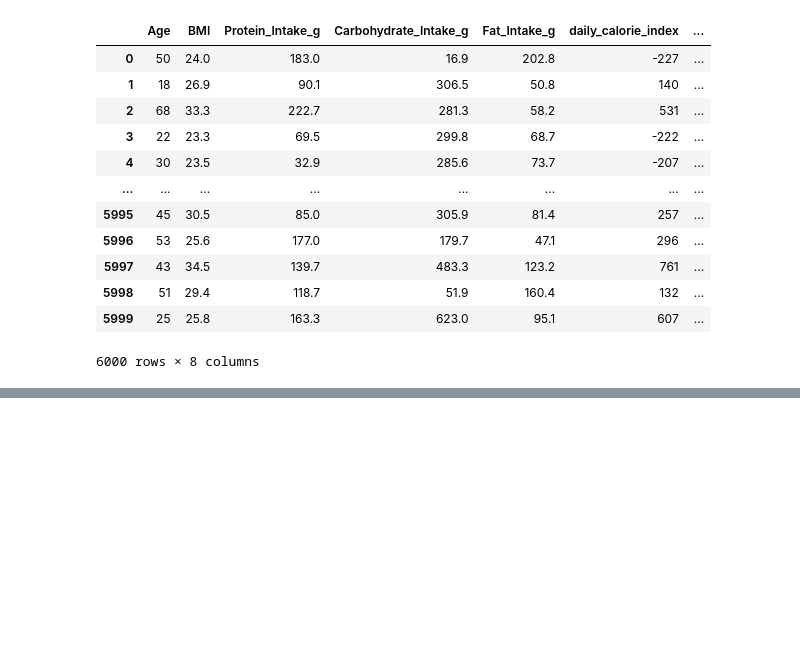
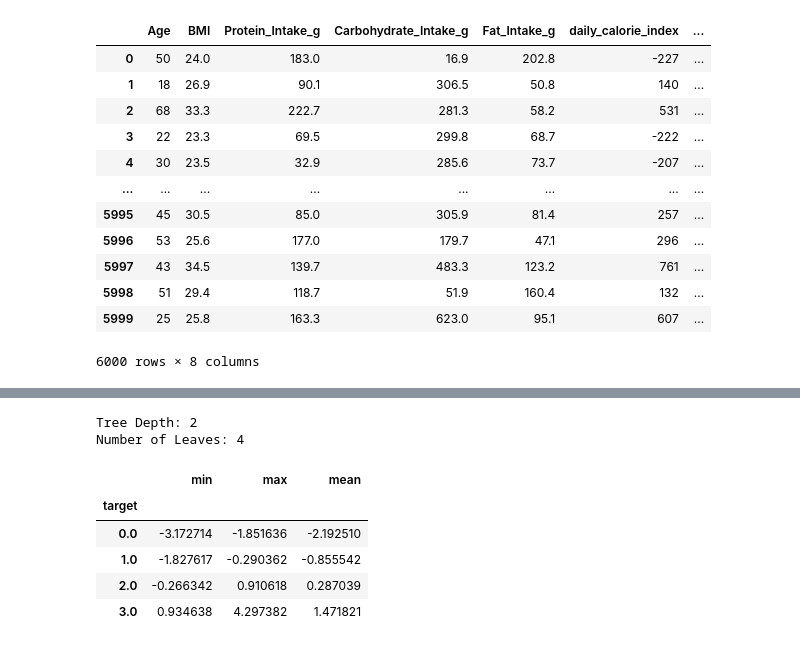
Before and after one commit to prathamd69/health-status-ML, a Jupyter notebook: experiments/health_exp.ipynb, the cells around one changed output, grey strips where cells are left out. Drawn from its saved outputs; the diff is of its cells as text; code cells hidden in the pictures; blank space fills up the shorter version.

```diff
--- a/experiments/health_exp.ipynb
+++ b/experiments/health_exp.ipynb
@@ -194,0 +479,17 @@ df
+# %%
+print("Tree Depth:", dt.get_depth())
+print("Number of Leaves:", dt.get_n_leaves())
+# %% [output]
+Tree Depth: 2
+Number of Leaves: 4
+# %%
+train_final.groupby('target')['BMI'].agg(
+    ['min', 'max', 'mean']
+)
+# %% [output]
+|  | min | max | mean |
+| target |  |  |  |
+| 0.0 | -3.172714 | -1.851636 | -2.192510 |
+| 1.0 | -1.827617 | -0.290362 | -0.855542 |
+| 2.0 | -0.266342 | 0.910618 | 0.287039 |
+| 3.0 | 0.934638 | 4.297382 | 1.471821 |
```
Also changed, not shown: parts of 13 cells of this notebook.
